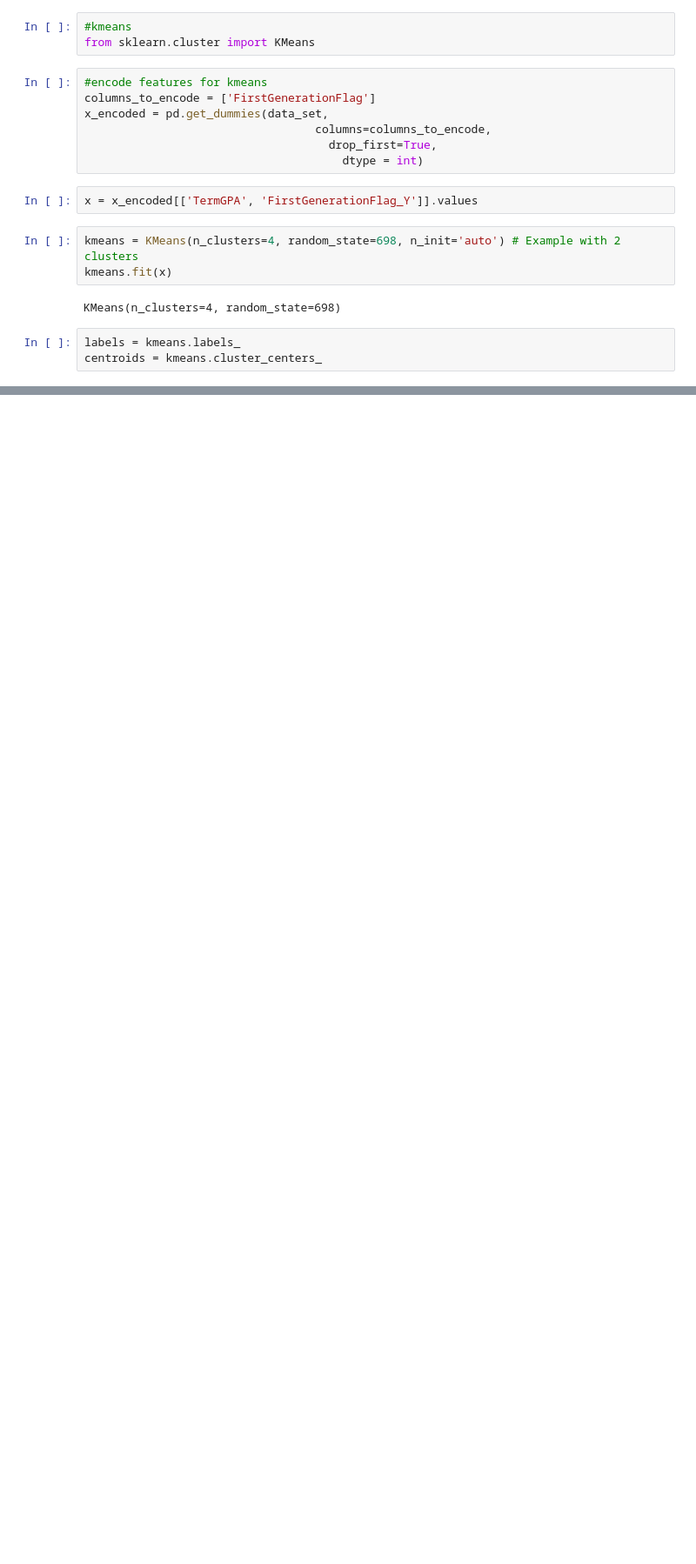
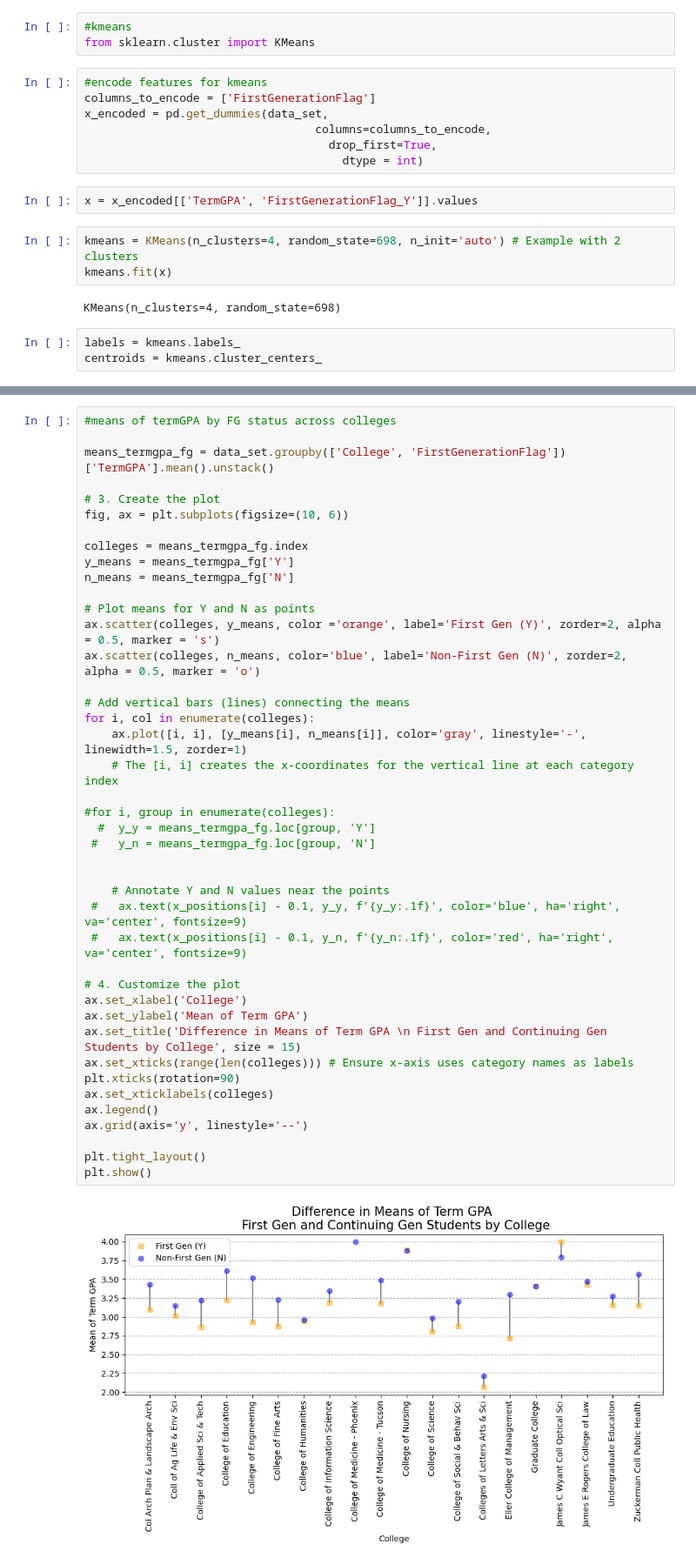
Before and after one commit to gburden6/INFO698-Fall2025-GB-PM, a Jupyter notebook: INFO698_DataViz.ipynb, the cells around one changed output, grey strips where cells are left out. Shown at 87% size. Drawn from its saved outputs; the diff is of its cells as text; blank space fills up the shorter version.

```diff
--- a/INFO698_DataViz.ipynb
+++ b/INFO698_DataViz.ipynb
@@ -274,0 +340,44 @@ plt.show()
+# %%
+#means of termGPA by FG status across colleges
+
+means_termgpa_fg = data_set.groupby(['College', 'FirstGenerationFlag'])['TermGPA'].mean().unstack()
+
+# 3. Create the plot
+fig, ax = plt.subplots(figsize=(10, 6))
+
+colleges = means_termgpa_fg.index
+y_means = means_termgpa_fg['Y']
+n_means = means_termgpa_fg['N']
+
+# Plot means for Y and N as points
+ax.scatter(colleges, y_means, color ='orange', label='First Gen (Y)', zorder=2, alpha = 0.5, marker = 's')
+ax.scatter(colleges, n_means, color='blue', label='Non-First Gen (N)', zorder=2, alpha = 0.5, marker = 'o')
+
+# Add vertical bars (lines) connecting the means
+for i, col in enumerate(colleges):
+    ax.plot([i, i], [y_means[i], n_means[i]], color='gray', linestyle='-', linewidth=1.5, zorder=1)
+    # The [i, i] creates the x-coordinates for the vertical line at each category index
+
+#for i, group in enumerate(colleges):
+  #  y_y = means_termgpa_fg.loc[group, 'Y']
+ #   y_n = means_termgpa_fg.loc[group, 'N']
+
+
+    # Annotate Y and N values near the points
+ #   ax.text(x_positions[i] - 0.1, y_y, f'{y_y:.1f}', color='blue', ha='right', va='center', fontsize=9)
+ #   ax.text(x_positions[i] - 0.1, y_n, f'{y_n:.1f}', color='red', ha='right', va='center', fontsize=9)
+
+# 4. Customize the plot
+ax.set_xlabel('College')
+ax.set_ylabel('Mean of Term GPA')
+ax.set_title('Difference in Means of Term GPA \n First Gen and Continuing Gen Students by College', size = 15)
+ax.set_xticks(range(len(colleges))) # Ensure x-axis uses category names as labels
+plt.xticks(rotation=90)
+ax.set_xticklabels(colleges)
+ax.legend()
+ax.grid(axis='y', linestyle='--')
+
+plt.tight_layout()
+plt.show()
+# %% [output]
+[figure, added]
```
Also changed, not shown: parts of 7 cells of this notebook.
